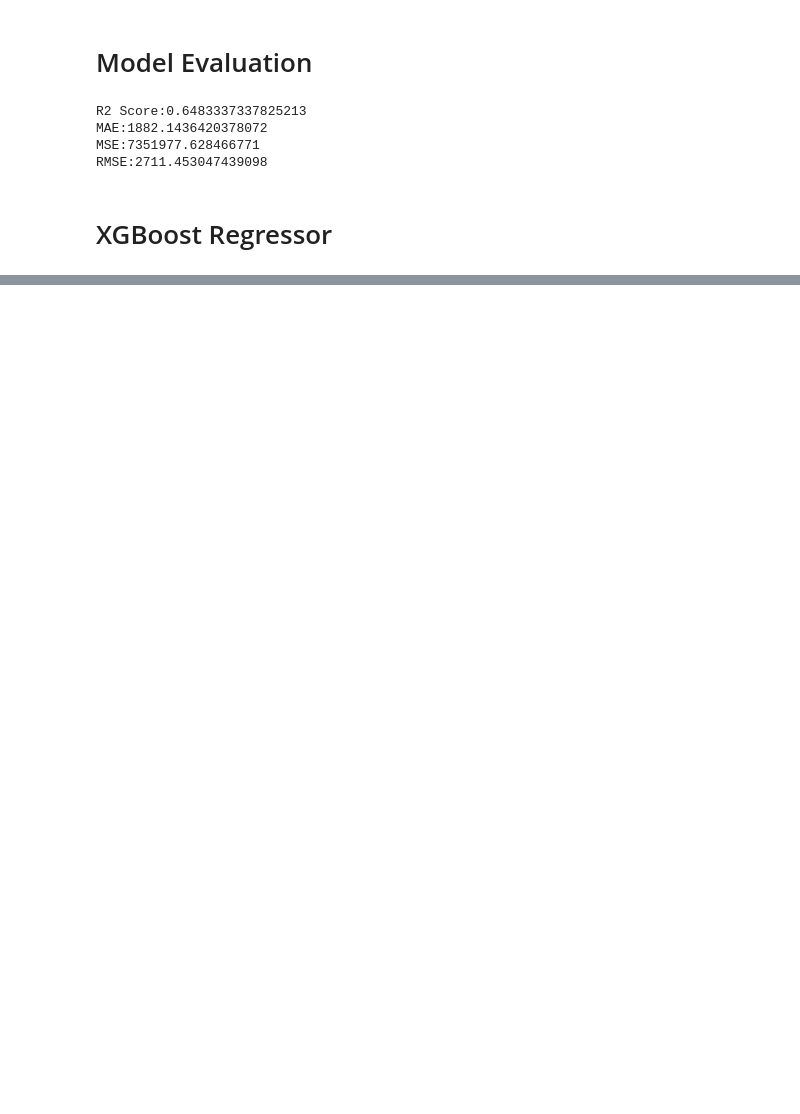
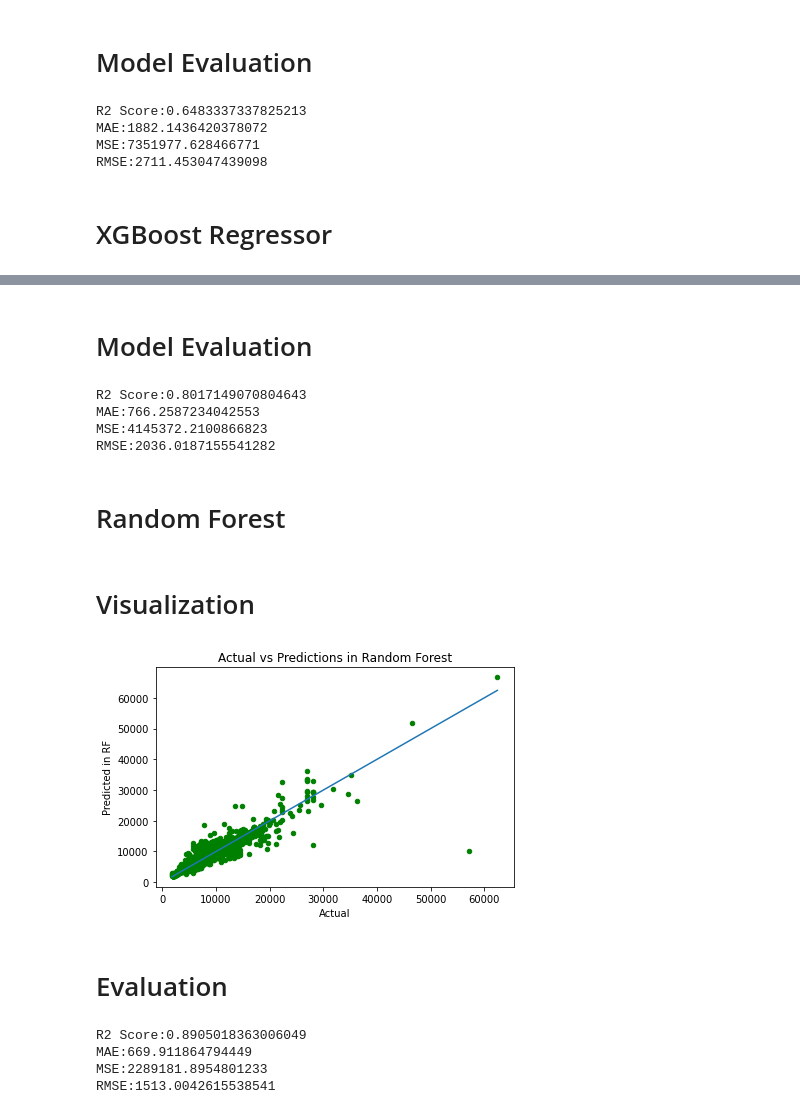
Before and after one commit to abuhurera8320/Flight_price_prediction, a Jupyter notebook: Flight_Price_Prediction.ipynb, the cells around one changed output, grey strips where cells are left out. Drawn from its saved outputs; the diff is of its cells as text; code cells hidden in the pictures; blank space fills up the shorter version.

```diff
--- a/Flight_Price_Prediction.ipynb
+++ b/Flight_Price_Prediction.ipynb
@@ -340,0 +358,66 @@ RMSE:1319.6077742443474
+# %%
+from sklearn.tree import DecisionTreeRegressor
+
+# create a regressor object
+regressor = DecisionTreeRegressor(random_state = 0)
+
+# fit the regressor with X and Y data
+regressor.fit(X_train, y_train)
+pred = regressor.predict(X_test)
+# %% [markdown]
+# Model Evaluation
+# %%
+print(f'R2 Score:{r2_score(y_test,pred)}')
+
+print(f'MAE:{mean_absolute_error(y_test, pred)}')
+
+mse=mean_squared_error(y_test, pred)
+print(f'MSE:{mse}')
+print(f'RMSE:{math.sqrt(mse)}')
+# %% [output]
+R2 Score:0.8017149070804643
+MAE:766.2587234042553
+MSE:4145372.2100866823
+RMSE:2036.0187155541282
+# %% [markdown]
+# Random Forest
+# %%
+# Ready to Train the model
+
+from sklearn.ensemble import RandomForestRegressor
+#random_forrest_regressor = RandomForestRegressor(n_estimators = 100, random_state = 0)
+
+# fit the regressor with X_train and y_test data
+#random_forrest_regressor.fit(X_train, y_train)
+Rand_FR = RandomForestRegressor(n_estimators=500, n_jobs=-1)
+
+Rand_FR.fit(X_train, y_train)
+y_pred_rf = Rand_FR.predict(X_test)
+# %% [markdown]
+# Visualization
+# %%
+# Plot a scatter between predicted and actual
+plt.scatter(y_test, y_pred_rf, s=20, c='green')
+plt.title('Actual vs Predictions in Random Forest')
+plt.xlabel('Actual')
+plt.ylabel('Predicted in RF')
+
+plt.plot([min(y_test), max(y_test)], [min(y_test), max(y_test)])
+plt.tight_layout()
+# %% [output]
+[figure, added]
+# %% [markdown]
+# Evaluation
+# %%
+print(f'R2 Score:{r2_score(y_test,y_pred_rf)}')
+
+print(f'MAE:{mean_absolute_error(y_test,y_pred_rf)}')
+
+mse=mean_squared_error(y_test,y_pred_rf)
+print(f'MSE:{mse}')
+print(f'RMSE:{math.sqrt(mse)}')
+# %% [output]
+R2 Score:0.8905018363006049
+MAE:669.911864794449
+MSE:2289181.8954801233
+RMSE:1513.0042615538541
```
Also changed, not shown: parts of 6 cells of this notebook.
